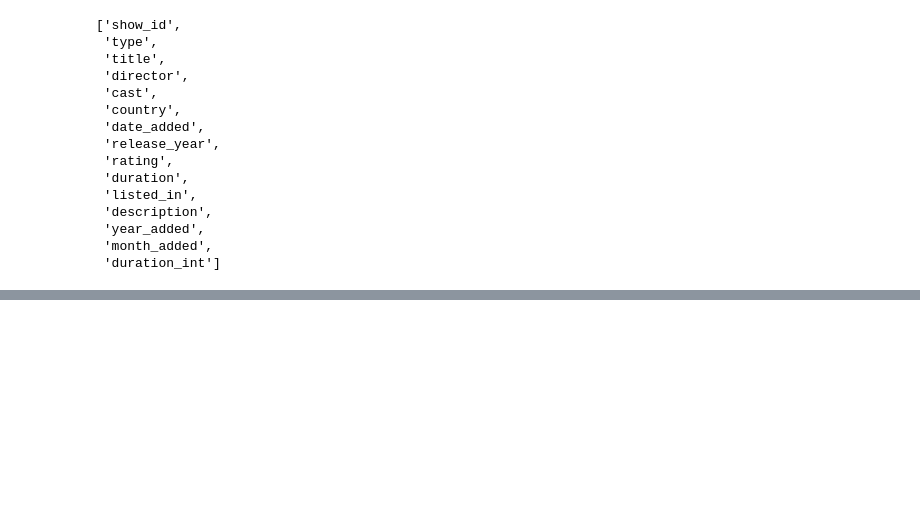
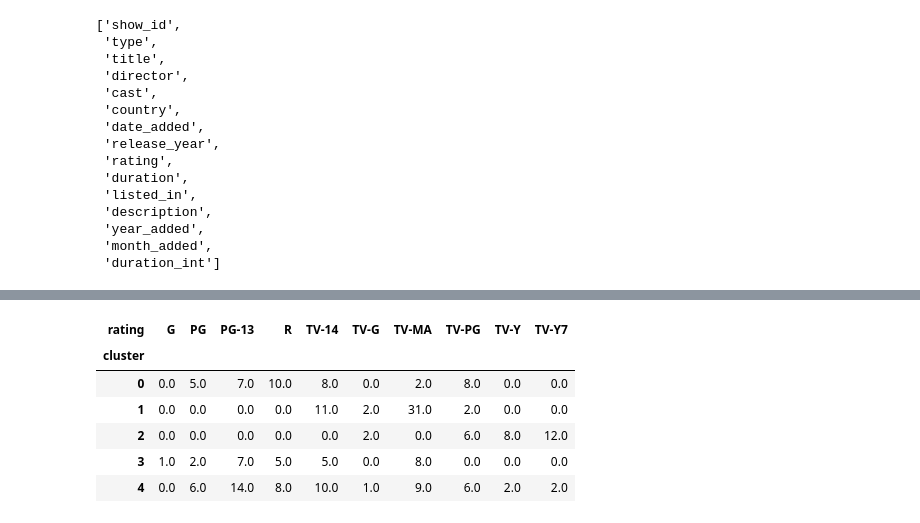
Before and after one commit to alabhastam/netflix-tvshow-and-movie-predition-eda, a Jupyter notebook: main.ipynb, the cells around one changed output, grey strips where cells are left out. Saved outputs shown, nothing was run; the diff lists cells and outputs as text; code cells hidden in the pictures; blank space fills up the shorter version.

```diff
--- a/main.ipynb
+++ b/main.ipynb
@@ -196,0 +274,15 @@ list(df.columns)
+# %%
+# View cluster summaries
+df.groupby('cluster')[['release_year', 'duration_int']].mean()
+
+# Or check counts by type/rating per cluster
+df.groupby(['cluster', 'type']).size().unstack().fillna(0)
+df.groupby(['cluster', 'rating']).size().unstack().fillna(0)
+# %% [output]
+| rating | G | PG | PG-13 | R | TV-14 | TV-G | TV-MA | TV-PG | TV-Y | TV-Y7 |
+| cluster |  |  |  |  |  |  |  |  |  |  |
+| 0 | 0.0 | 5.0 | 7.0 | 10.0 | 8.0 | 0.0 | 2.0 | 8.0 | 0.0 | 0.0 |
+| 1 | 0.0 | 0.0 | 0.0 | 0.0 | 11.0 | 2.0 | 31.0 | 2.0 | 0.0 | 0.0 |
+| 2 | 0.0 | 0.0 | 0.0 | 0.0 | 0.0 | 2.0 | 0.0 | 6.0 | 8.0 | 12.0 |
+| 3 | 1.0 | 2.0 | 7.0 | 5.0 | 5.0 | 0.0 | 8.0 | 0.0 | 0.0 | 0.0 |
+| 4 | 0.0 | 6.0 | 14.0 | 8.0 | 10.0 | 1.0 | 9.0 | 6.0 | 2.0 | 2.0 |
```
Also changed, not shown: parts of 8 cells of this notebook.
